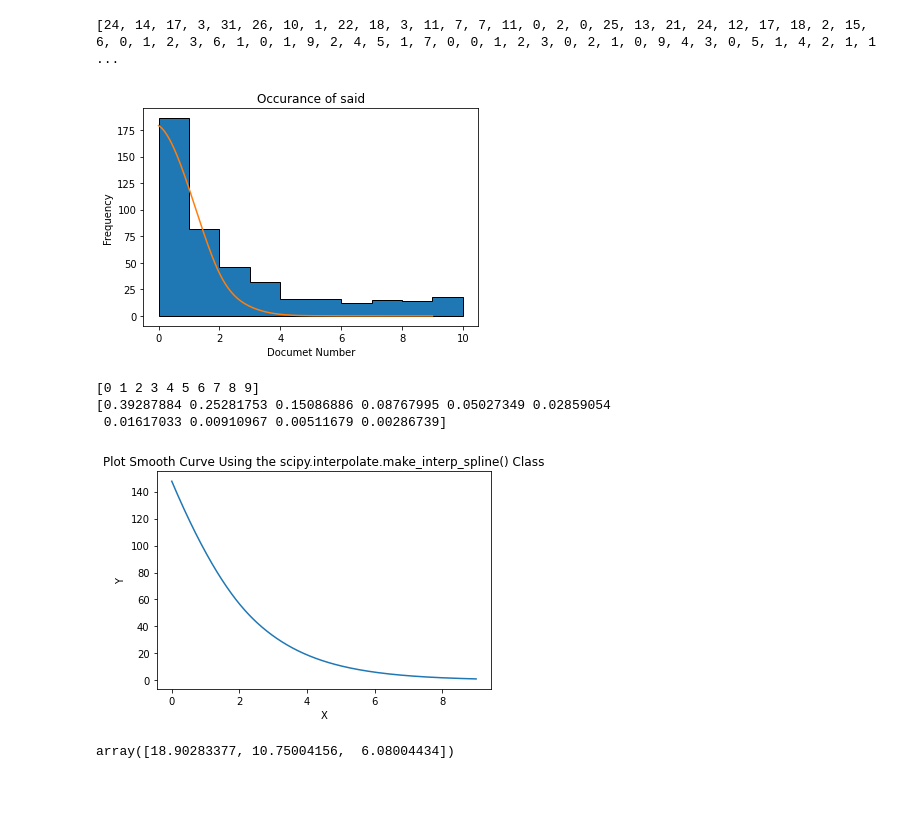
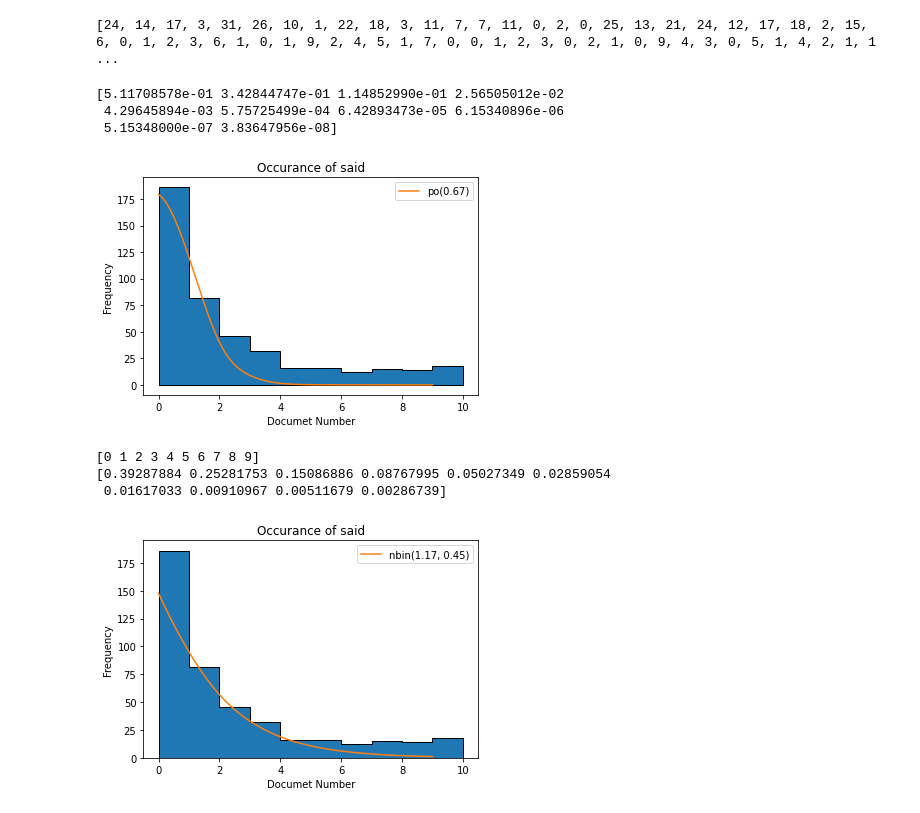
Before and after one commit to puckybreg/625.721-Poisson-Mixtures-Final-Project, a Jupyter notebook: Probability_and_Stochastic_Final_Project.ipynb, the cells around one changed output. Drawn from its saved outputs; the diff is of its cells as text; code cells hidden in the pictures.

```diff
--- a/Probability_and_Stochastic_Final_Project.ipynb
+++ b/Probability_and_Stochastic_Final_Project.ipynb
@@ -71,7 +71,7 @@ x = np.arange(0, 10, 1)
 
 # poisson distribution data for y-axis
 y = poisson.pmf(x, mu=0.67)
-
+print(y)
 X_Y_Spline = make_interp_spline(x, y*350)
 
 # Returns evenly spaced numbers
@@ -79,60 +79,66 @@ X_Y_Spline = make_interp_spline(x, y*350)
 X_ = np.linspace(x.min(), x.max(), 500)
 Y_ = X_Y_Spline(X_)
 
-# Plotting the Graph
-plt.plot(X_, Y_)
+# # Plotting the Graph
+plt.plot(X_, Y_, label='po(0.67)')
 
-# Negative Binomial Distribution
-n = 1.17
-p = 0.45
+# # Negative Binomial Distribution
+# n = 1.17
+# p = 0.45
 
-y = nbinom.pmf(x, n, p)
-print(y)
-X_Y_Spline = make_interp_spline(x, y*376)
+# y = nbinom.pmf(x, n, p)
+# print(y)
+# X_Y_Spline = make_interp_spline(x, y*376)
 
-# Returns evenly spaced numbers
-# over a specified interval.
-X_ = np.linspace(x.min(), x.max(), 500)
-Y_ = X_Y_Spline(X_)
+# # Returns evenly spaced numbers
+# # over a specified interval.
+# X_ = np.linspace(x.min(), x.max(), 500)
+# Y_ = X_Y_Spline(X_)
 
-# Plotting the Graph
-plt.plot(X_, Y_)
+# # Plotting the Graph
+# plt.plot(X_, Y_, )
+plt.legend()
 
 
 
 plt.show()
 # %% [output]
+[5.11708578e-01 3.42844747e-01 1.14852990e-01 2.56505012e-02
+ 4.29645894e-03 5.75725499e-04 6.42893473e-05 6.15340896e-06
+ 5.15348000e-07 3.83647956e-08]
-[figure, old version]
+[figure, new version]
 # %%
+plt.hist(target_word_counts_per_doc, edgecolor='black', histtype='stepfilled', range=(0,10), bins=[0,1,2,3,4,5,6,7,8,9,10])
+# plt.plot(target_word_counts_per_doc)
+plt.xlabel('Documet Number')
+plt.ylabel('Frequency')
+plt.title(f'Occurance of {target_word}')
+
+# Negative Binomial Distribtuion
+
 # creating a numpy array for x-axis
 x = np.arange(0, 10, 1)
 n = 1.17
 p = 0.45
 # x = np.arange(nbinom.ppf(0.01, n, p),
               # nbinom.ppf(0.99, n, p))
 print(x)
 # poisson distribution data for y-axis
 y = nbinom.pmf(x, n, p)
 print(y)
 X_Y_Spline = make_interp_spline(x, y*376)
 
 # Returns evenly spaced numbers
 # over a specified interval.
 X_ = np.linspace(x.min(), x.max(), 500)
 Y_ = X_Y_Spline(X_)
 
 # Plotting the Graph
-plt.plot(X_, Y_)
-plt.title("Plot Smooth Curve Using the scipy.interpolate.make_interp_spline() Class")
-plt.xlabel("X")
-plt.ylabel("Y")
+plt.plot(X_, Y_, label='nbin(1.17, 0.45)')
+plt.legend()
 plt.show()
 # %% [output]
 [0 1 2 3 4 5 6 7 8 9]
 [0.39287884 0.25281753 0.15086886 0.08767995 0.05027349 0.02859054
  0.01617033 0.00910967 0.00511679 0.00286739]
-[figure, old version]
+[figure, new version]
-# %%
-X_Y_Spline([4,5,6])
-# %% [output]
-array([18.90283377, 10.75004156,  6.08004434])
```
Also changed, not shown: parts of 2 cells of this notebook.
